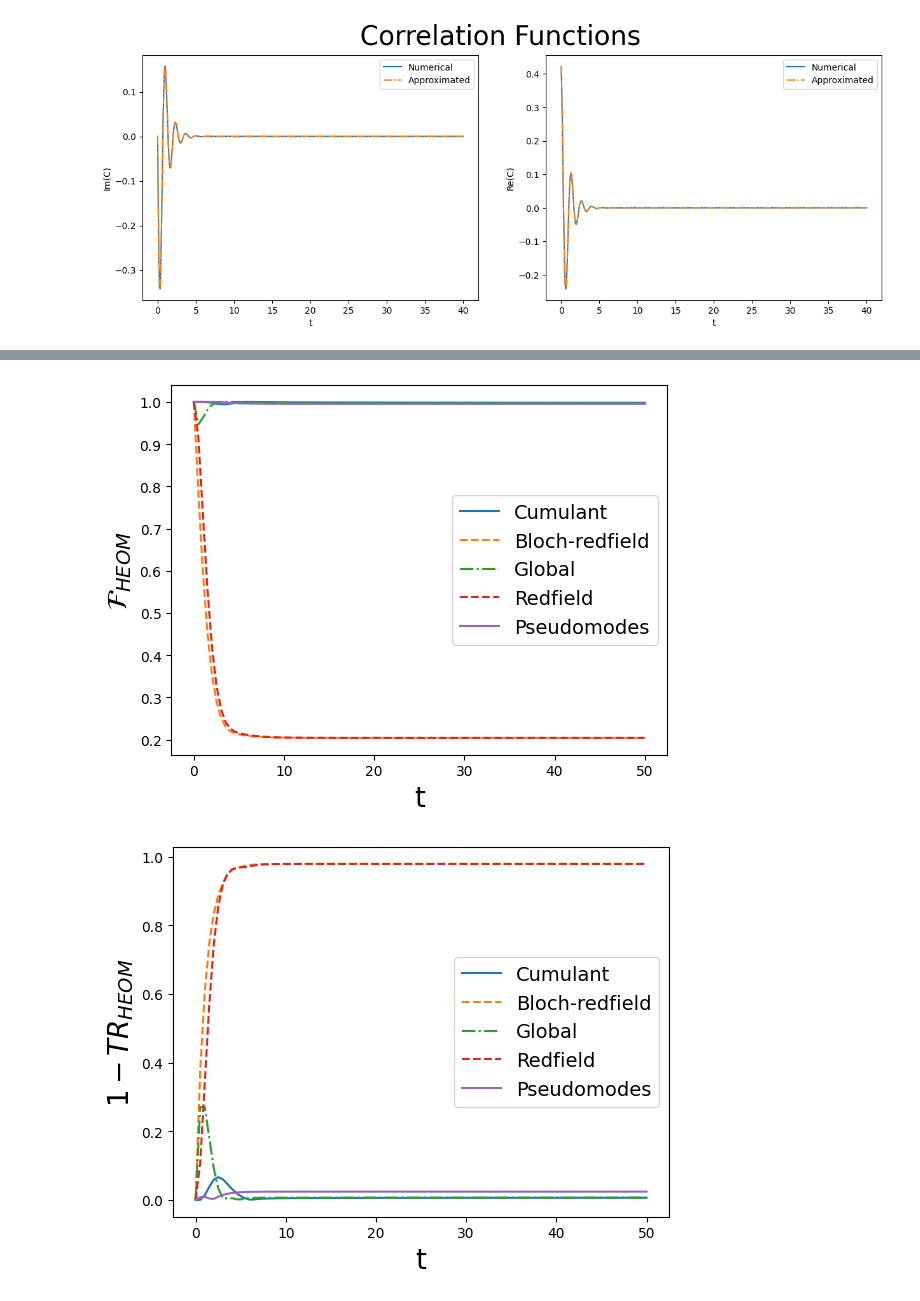
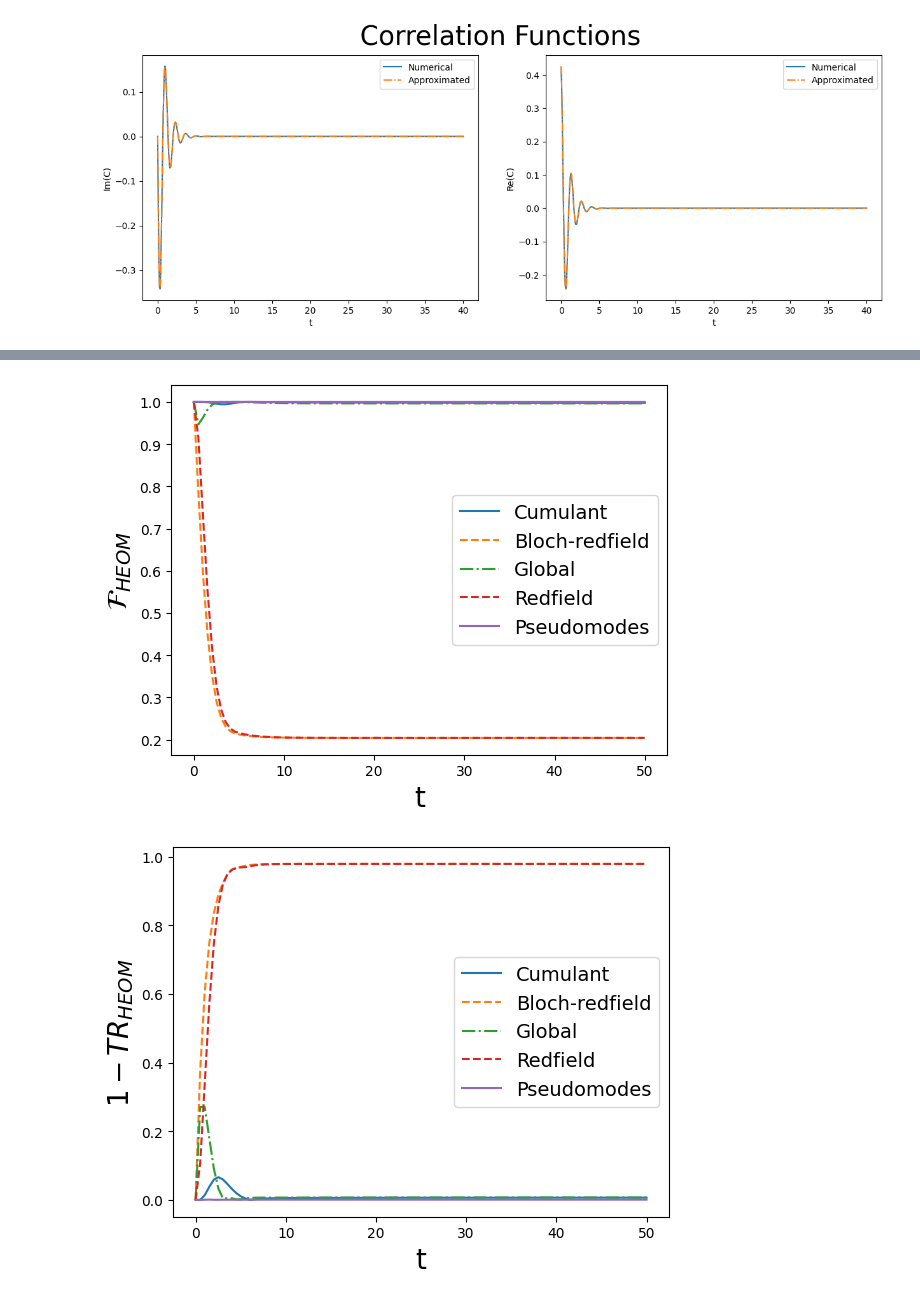
Before and after one commit to gsuarezr/DSE, a Jupyter notebook: report/br_failure_forpdf.ipynb, the cells around one changed output, grey strips where cells are left out. Drawn from its saved outputs; the diff is of its cells as text; code cells hidden in the pictures.

```diff
--- a/report/br_failure_forpdf.ipynb
+++ b/report/br_failure_forpdf.ipynb
@@ -91,5 +91,4 @@ rho0=psi0*psi0.dag()
 H.dims=rho0.dims
 Q.dims=rho0.dims
 times=np.linspace(0,50,100)
-tfit=np.linspace(0, 80, 1000)
-rho0
+tfit=np.linspace(0, 80, 5000)
@@ -146,7 +143,3 @@ fig.suptitle('Correlation Functions', fontsize=30)
 plt.show()
 # %% [output]
 [figure]
-# %%
-solver = heom.HEOMSolver(H,
-                          [bath1], max_depth=7, options={"atol": 1e-14})
-result = solver.run(rho0, times)
@@ -206,5 +145,0 @@ result_lindblad_global2 = mesolve(H, rho0, times, c_ops2)
-# %%
-Ncutoff=3
-modes=2
-bathu = zero_temp_bath(Q, tfit, lam, gamma, w0, N=modes)
-example = pseudomode(Hsys=H, Q=Q, bath=bathu)
@@ -216,0 +226,2 @@ results=[result,result_cum,resultBR,result_lindblad_global2,result_red,ans]
+# %%
+results_syk=solve_dynamics(H,Q,bath,bath1,rho0)
@@ -229,9 +278,9 @@ def plot_fidelities(states,H,times):
     plt.xlabel(r"t",fontsize=20)
     plt.show()
 # %%
-plot_fidelities(results,H,times)
+plot_fidelities(results_syk,H,times)
 # %% [output]
-[figure, old version]
+[figure, new version]
 # %%
 def trd(states,H,times):
     labels=["HEOM","Cumulant","Bloch-redfield","Global","Redfield","Pseudomodes"]
@@ -247,7 +296,7 @@ def trd(states,H,times):
     plt.xlabel(r"t",fontsize=20)
     plt.show()
 # %%
-trd(results,H,times)
+trd(results_syk,H,times)
 # %% [output]
-[figure, old version]
+[figure, new version]
 # %% [markdown]
```
Also changed, not shown: parts of 51 cells of this notebook, 6 other files.
